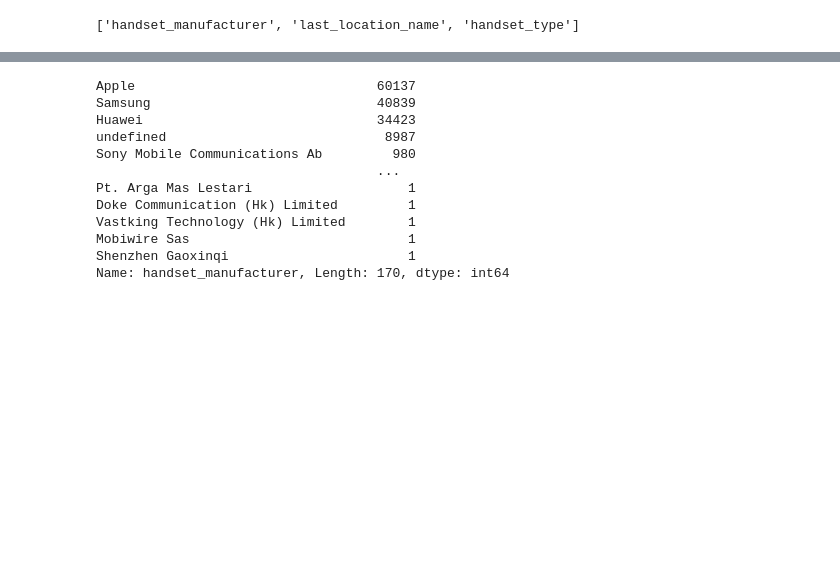
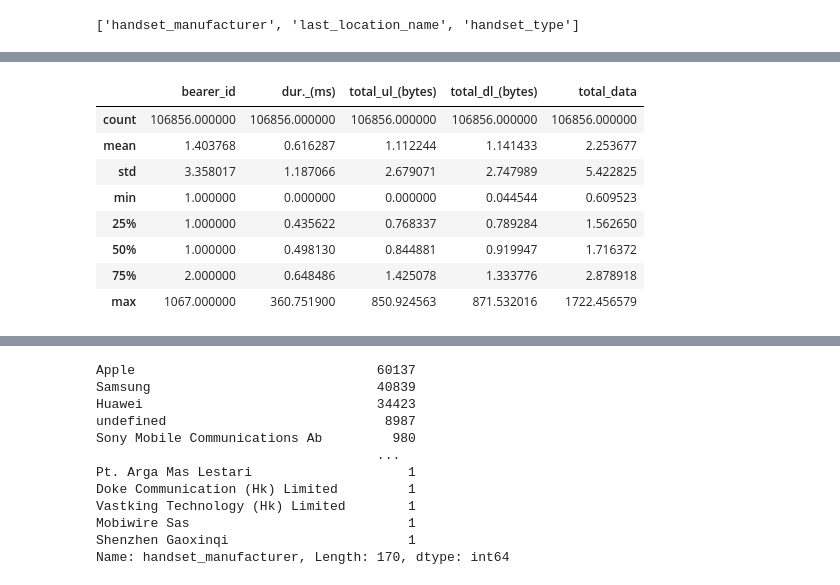
Before and after one commit to jedisam/Telecom-Data-Analysis, a Jupyter notebook: notebooks/userOverview.ipynb, the cells around one changed output, grey strips where cells are left out. Cells and saved outputs as stored; diff of their text form; code cells hidden in the pictures; blank space fills up the shorter version.

```diff
--- a/notebooks/userOverview.ipynb
+++ b/notebooks/userOverview.ipynb
@@ -607,0 +622,15 @@ cat_cols
+# %%
+# Session aggregation of Durations apps per user
+user_stat_per = df.groupby('msisdn/number').agg({'bearer_id': 'count', 'dur._(ms)': sum, 'total_ul_(bytes)': 'sum', 'total_dl_(bytes)': 'sum', 'total_data': 'sum'})
+# %%
+user_stat_per.describe()
+# %% [output]
+|  | bearer_id | dur._(ms) | total_ul_(bytes) | total_dl_(bytes) | total_data |
+| count | 106856.000000 | 106856.000000 | 106856.000000 | 106856.000000 | 106856.000000 |
+| mean | 1.403768 | 0.616287 | 1.112244 | 1.141433 | 2.253677 |
+| std | 3.358017 | 1.187066 | 2.679071 | 2.747989 | 5.422825 |
+| min | 1.000000 | 0.000000 | 0.000000 | 0.044544 | 0.609523 |
+| 25% | 1.000000 | 0.435622 | 0.768337 | 0.789284 | 1.562650 |
+| 50% | 1.000000 | 0.498130 | 0.844881 | 0.919947 | 1.716372 |
+| 75% | 2.000000 | 0.648486 | 1.425078 | 1.333776 | 2.878918 |
+| max | 1067.000000 | 360.751900 | 850.924563 | 871.532016 | 1722.456579 |
```
Also changed, not shown: parts of 6 cells of this notebook.
